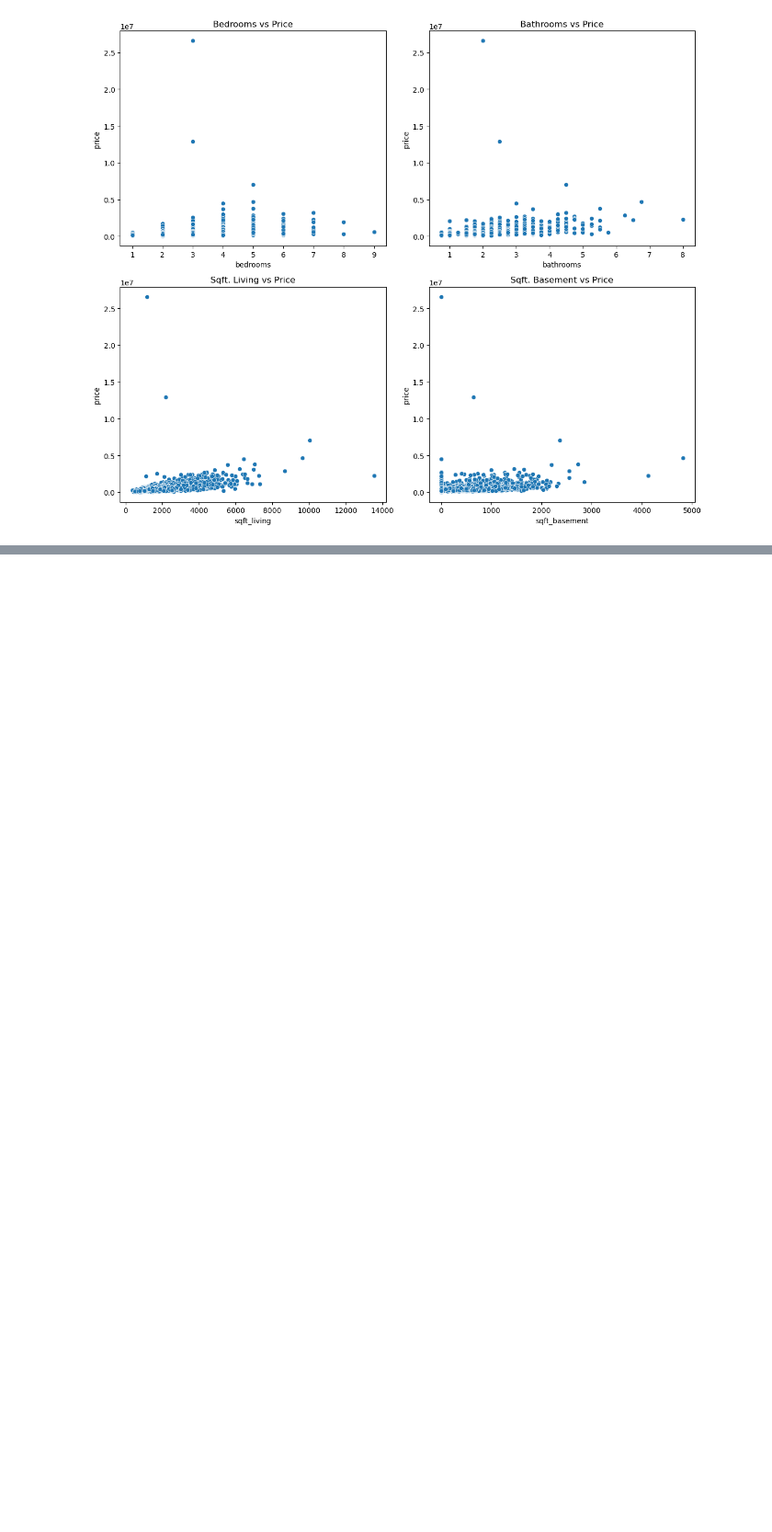
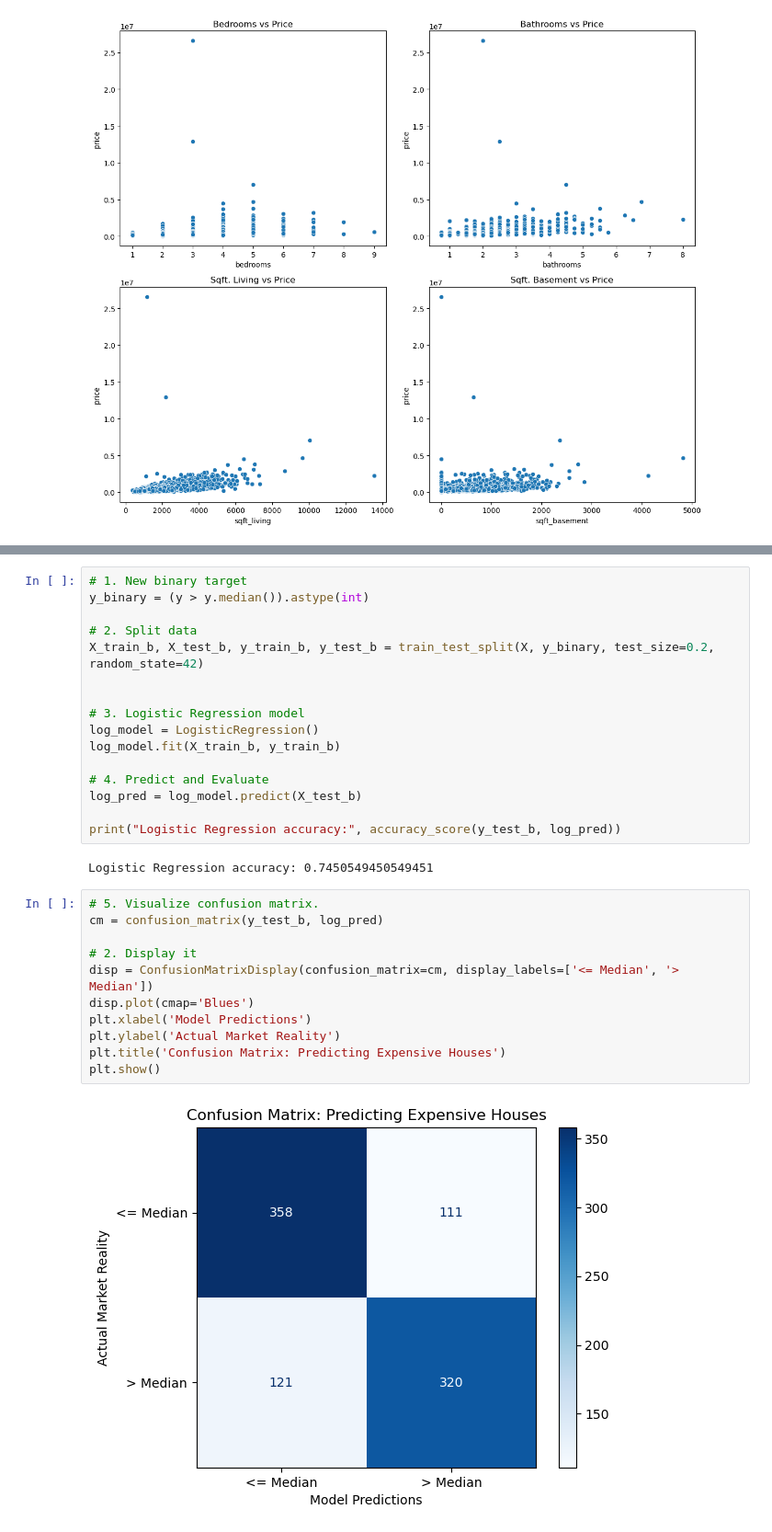
Before and after one commit to hcirne/t4inf1601-scientific_programming, a Jupyter notebook: 04_regression-analysis/regression-analysis.ipynb, the cells around one changed output, grey strips where cells are left out. Shown at 92% size. Drawn from its saved outputs; the diff is of its cells as text; blank space fills up the shorter version.

```diff
--- a/regression-analysis/regression-analysis.ipynb
+++ b/04_regression-analysis/regression-analysis.ipynb
@@ -136,3 +137,34 @@ Logistic Regression: Classifying Expensive Houses
 - Predict on test data and compute classification accuracy.
 - Visualize confusion matrix or ROC curve.
 - Discuss when logistic regression is useful compared to linear.
+# %%
+# 1. New binary target
+y_binary = (y > y.median()).astype(int)
+
+# 2. Split data
+X_train_b, X_test_b, y_train_b, y_test_b = train_test_split(X, y_binary, test_size=0.2, random_state=42)
+
+
+# 3. Logistic Regression model
+log_model = LogisticRegression()
+log_model.fit(X_train_b, y_train_b)
+
+# 4. Predict and Evaluate
+log_pred = log_model.predict(X_test_b)
+
+print("Logistic Regression accuracy:", accuracy_score(y_test_b, log_pred))
+# %% [output]
+Logistic Regression accuracy: 0.7450549450549451
+# %%
+# 5. Visualize confusion matrix.
+cm = confusion_matrix(y_test_b, log_pred)
+
+# 2. Display it
+disp = ConfusionMatrixDisplay(confusion_matrix=cm, display_labels=['<= Median', '> Median'])
+disp.plot(cmap='Blues')
+plt.xlabel('Model Predictions')
+plt.ylabel('Actual Market Reality')
+plt.title('Confusion Matrix: Predicting Expensive Houses')
+plt.show()
+# %% [output]
+[figure, added]
```
Also changed, not shown: parts of 10 cells of this notebook, 3 other files.
